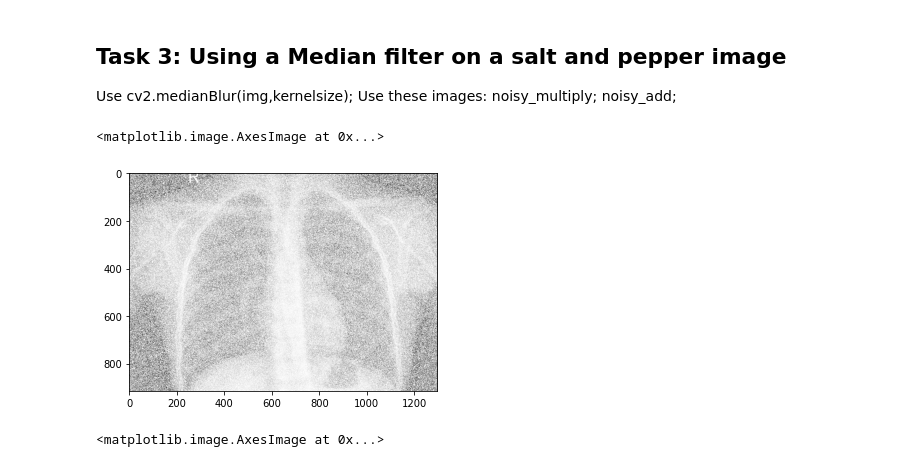
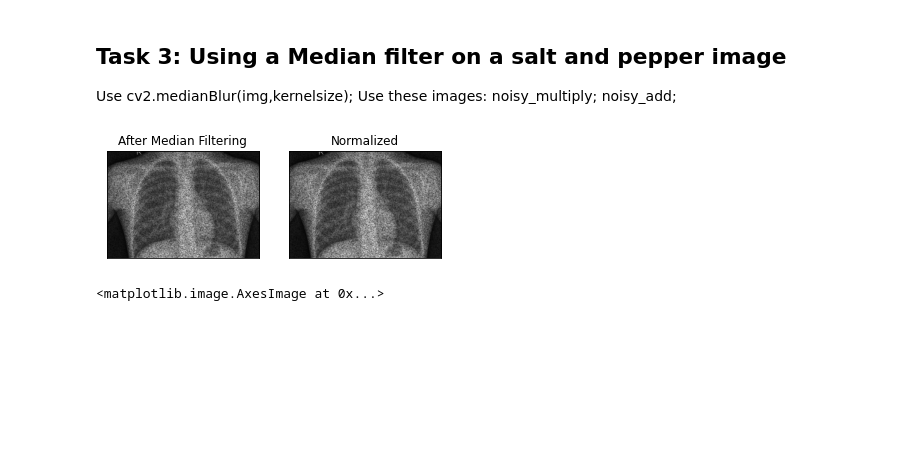
Before and after one commit to hmcyrus/python-image-processing, a Jupyter notebook: 5th exercise/completed.ipynb, the cells around one changed output. Saved outputs shown, nothing was run; the diff lists cells and outputs as text; code cells hidden in the pictures; blank space fills up the shorter version.

```diff
--- a/5th exercise/completed.ipynb
+++ b/5th exercise/completed.ipynb
@@ -73,15 +123,28 @@ plt.imshow(img_after_applying_gaussian_filter_15x15)
 ## Task 3: Using a Median filter on a salt and pepper image
 
 Use  cv2.medianBlur(img,kernelsize); Use these images: noisy_multiply; noisy_add;
-# %%
-saltandpepper_add_image = cv2.imread('saltandpepper_add.png')
-saltandpepper_multiply_image = cv2.imread('saltandpepper_multiply.png')
-
-plt.imshow(saltandpepper_add_image)
-# plt.imshow(saltandpepper_multiply_image)
-# %% [output]
-<matplotlib.image.AxesImage at 0x...>
-[figure, removed]
+# %%
+# saltandpepper_image = cv2.imread('saltandpepper_add.png')
+saltandpepper_image = cv2.imread('saltandpepper_multiply.png')
+
+img_width = saltandpepper_image.shape[0]
+img_height = saltandpepper_image.shape[1]
+median = cv2.medianBlur(saltandpepper_image,5)
+
+norm = np.zeros((img_width,img_height))
+norm_image = cv2.normalize(median,norm,0,255,cv2.NORM_MINMAX)
+
+plt.subplot(121)
+plt.imshow(median)
+plt.title('After Median Filtering')
+plt.xticks([]), plt.yticks([])
+plt.subplot(122),
+plt.imshow(norm_image),
+plt.title('Normalized')
+plt.xticks([]), plt.yticks([])
+plt.show()
+# %% [output]
+[figure, added]
 # %%
 img_after_applying_median_filter = cv2.medianBlur(saltandpepper_add_image,3)
 plt.imshow(img_after_applying_median_filter)
```
Also changed, not shown: parts of 8 cells of this notebook.
